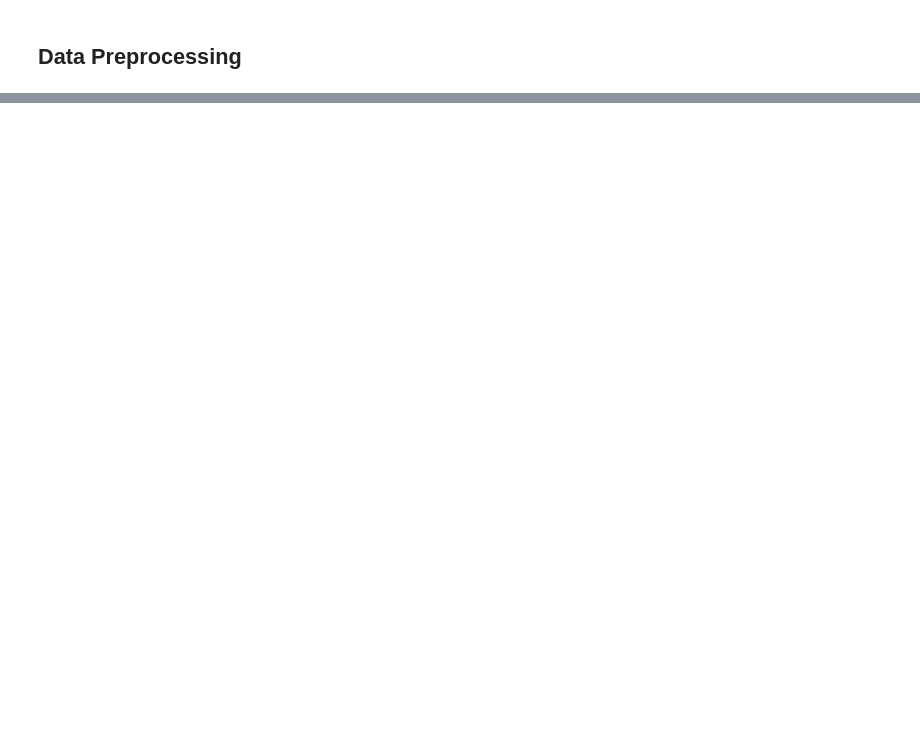
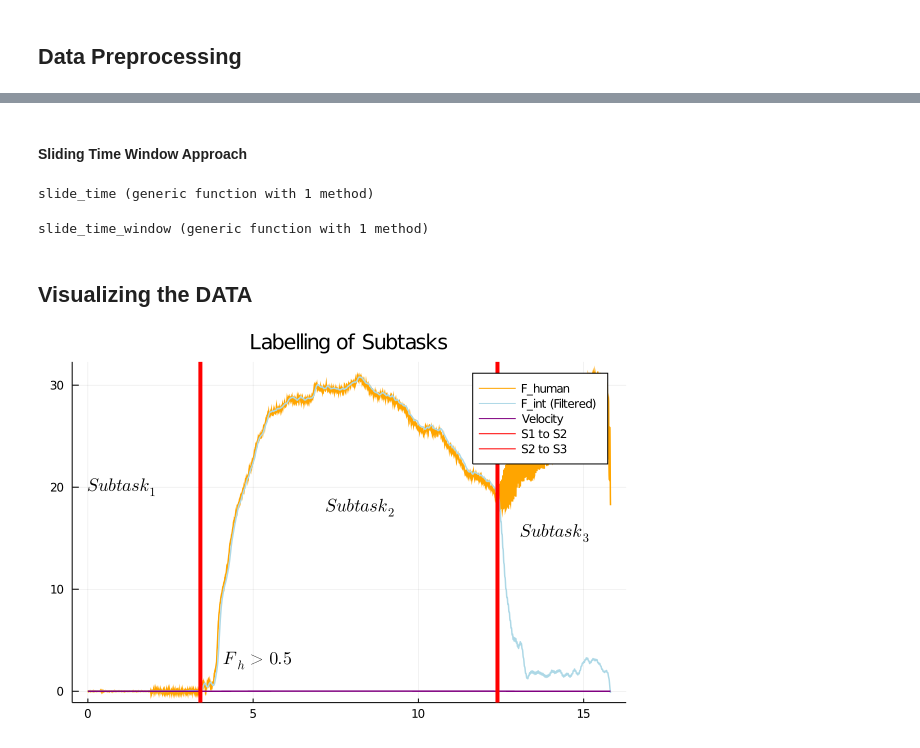
Before and after one commit to berkguler/comp541, a Jupyter notebook: v1.1.ipynb, the cells around one changed output, grey strips where cells are left out. Saved outputs shown, nothing was run; the diff lists cells and outputs as text; code cells hidden in the pictures; blank space fills up the shorter version.

Commit message:
Data Preprocessing and Visualizing Done!

```diff
--- a/v1.1.ipynb
+++ b/v1.1.ipynb
@@ -93,0 +122,5 @@ time_history = 25;
+# %%
+x_raw_train = [train_data[:,1] train_data[:,3] train_data[:,4] train_data[:,6]]; # 1-) Time, 2-) Velocity, 3-) Interaction Force (filtered), 4-) Human Force
+x_raw_test  = [train_data[:,1] train_data[:,3] train_data[:,4] train_data[:,6]]; # 1-) Time, 2-) Velocity, 3-) Interaction Force (filtered), 4-) Human Force
+y_train = onehot(convert(Array{Int64},train_data[:,end]));
+y_test  = onehot(convert(Array{Int64},test_data[:,end]));
@@ -93,0 +131,28 @@ time_history = 25;
+# %% [markdown]
+#### Sliding Time Window Approach
+# %%
+function slide_time(vector_raw, time_history__)
+    X = Array{Float64}(undef,length(vector_raw),time_history__)
+    buffer = ones(1,time_history__).*vector_raw[1]
+    for i = 1:length(vector_raw)
+        X[i,:] = buffer;
+        buffer = [buffer[2:end]' vector_raw[i]];
+    end
+    return X
+end
+# %% [output]
+slide_time (generic function with 1 method)
+# %%
+function slide_time_window(x_raw, time_history_) # 1-) Time, 2-) Velocity, 3-) Interaction Force (filtered), 4-) Human Force
+    buffer = ones(1,time_history_)
+    time = x_raw[:,1]
+    velocity = x_raw[:,2]
+    ffint = x_raw[:,3]
+    fh = x_raw[:,4]
+    velocity_history = slide_time(velocity,time_history_);
+    ffint_history = slide_time(ffint,time_history_);
+    fh_history = slide_time(fh,time_history_);
+    return [time normalize(velocity_history) normalize(velocity) normalize(ffint_history) normalize(ffint) normalize(fh_history) normalize(fh)]
+end
+# %% [output]
+slide_time_window (generic function with 1 method)
@@ -93,0 +162,18 @@ time_history = 25;
+# %% [markdown]
+## Visualizing the DATA
+# %%
+first_x_raw = x_raw_train[1:7907,:]
+first_y_raw = train_data[1:7907,end];
+sub1_sub2 = findall(x-> 3>x>1,first_y_raw)[1]
+sub2_sub3 = findall(x-> x>2,first_y_raw)[1]
+plot(first_x_raw[:,1],first_x_raw[:,4], title = "Labelling of Subtasks",  label = "F_human" ,lw = 1.5, fmt = :png, linecolor = "Orange")
+plot!(first_x_raw[:,1],first_x_raw[:,3], label= "F_int (Filtered)", lw = 1.5, linecolor="LightBlue")
+plot!(first_x_raw[:,1],first_x_raw[:,2], label= "Velocity", lw = 1.5, linecolor="Purple")
+plot!([first_x_raw[sub1_sub2,1]], seriestype="vline", lw = 4, linecolor = "Red", label ="S1 to S2")
+plot!([first_x_raw[sub2_sub3,1]], seriestype="vline", lw = 4, linecolor = "Red", label ="S2 to S3")
+annotate!(first_x_raw[sub1_sub2,1]+0.7, 3, text("\$F_h > 0.5 \$",Plots.font("Tahoma", 12),  :left))
+annotate!(0, 20, text("\$Subtask_1 \$",Plots.font("Tahoma", 12),  :left))
+annotate!(first_x_raw[sub1_sub2,1]+ 3.8, 18, text("\$Subtask_2 \$",Plots.font("Tahoma", 12),  :left))
+annotate!(first_x_raw[sub2_sub3,1]+ 0.7, 15.5, text("\$Subtask_3 \$",Plots.font("Tahoma", 12),  :left))
+# %% [output]
+[figure, added]
```
Also changed, not shown: parts of 14 cells of this notebook.
